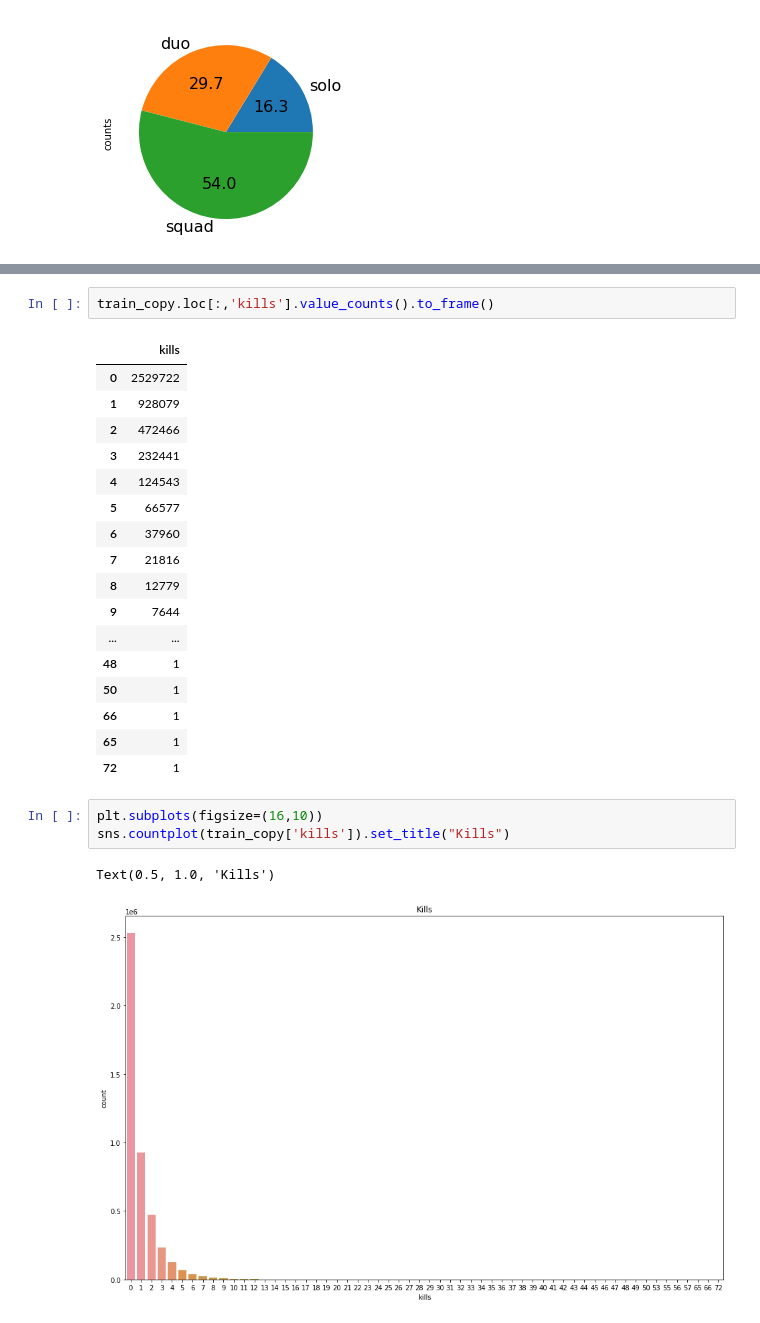
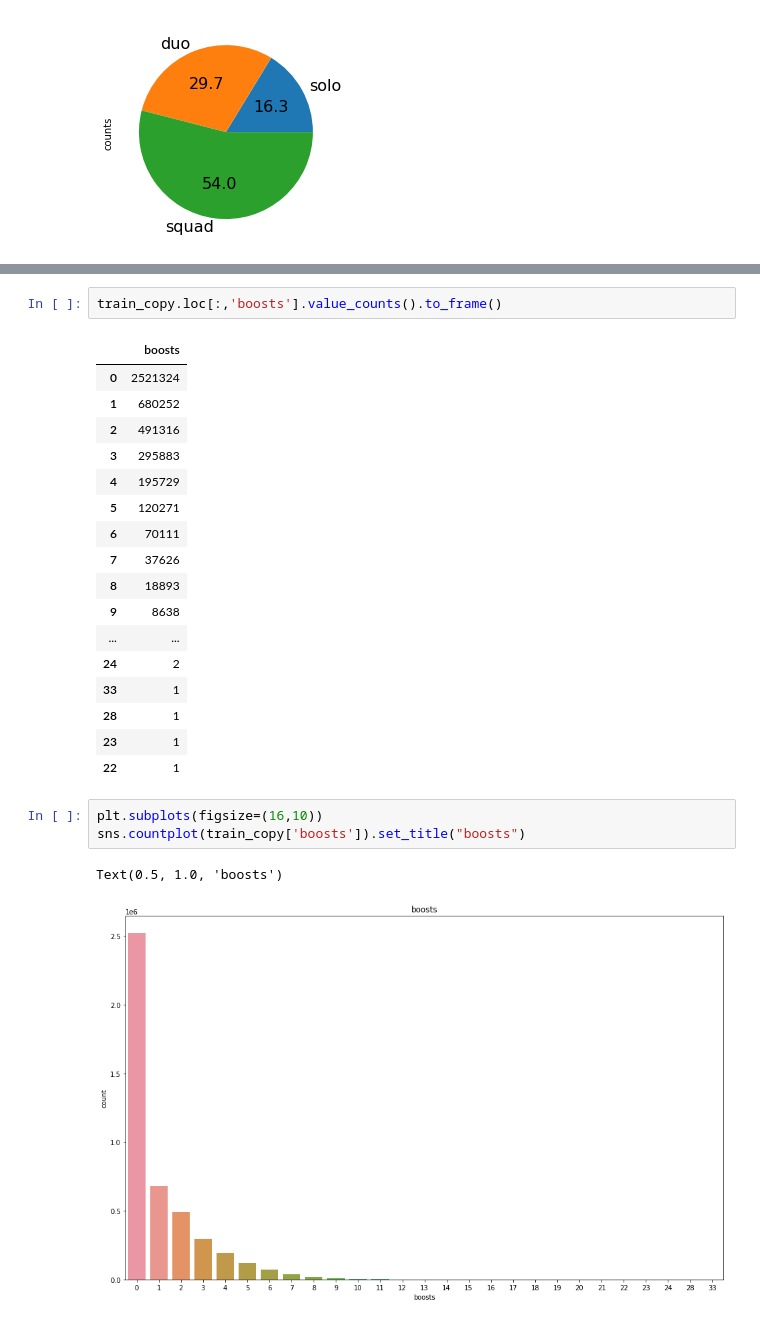
Before and after one commit to gitae0130/mini_project, a Jupyter notebook: project.ipynb, the cells around one changed output, grey strips where cells are left out. Saved outputs shown, nothing was run; the diff lists cells and outputs as text.

```diff
--- a/project.ipynb
+++ b/project.ipynb
@@ -184,26 +197,26 @@ match_type.plot.pie(y='counts',legend=False,autopct='%.1f',fontsize = 16)
 # %%
-train_copy.loc[:,'kills'].value_counts().to_frame()
+train_copy.loc[:,'boosts'].value_counts().to_frame()
 # %% [output]
-|  | kills |
-| 0 | 2529722 |
-| 1 | 928079 |
-| 2 | 472466 |
-| 3 | 232441 |
-| 4 | 124543 |
-| 5 | 66577 |
-| 6 | 37960 |
-| 7 | 21816 |
-| 8 | 12779 |
-| 9 | 7644 |
+|  | boosts |
+| 0 | 2521324 |
+| 1 | 680252 |
+| 2 | 491316 |
+| 3 | 295883 |
+| 4 | 195729 |
+| 5 | 120271 |
+| 6 | 70111 |
+| 7 | 37626 |
+| 8 | 18893 |
+| 9 | 8638 |
 | ... | ... |
-| 48 | 1 |
-| 50 | 1 |
-| 66 | 1 |
-| 65 | 1 |
-| 72 | 1 |
+| 24 | 2 |
+| 33 | 1 |
+| 28 | 1 |
+| 23 | 1 |
+| 22 | 1 |
 # %%
 plt.subplots(figsize=(16,10))
-sns.countplot(train_copy['kills']).set_title("Kills")
+sns.countplot(train_copy['boosts']).set_title("boosts")
 # %% [output]
-Text(0.5, 1.0, 'Kills')
+Text(0.5, 1.0, 'boosts')
-[figure, old version]
+[figure, new version]
```
Also changed, not shown: parts of 46 cells of this notebook.
